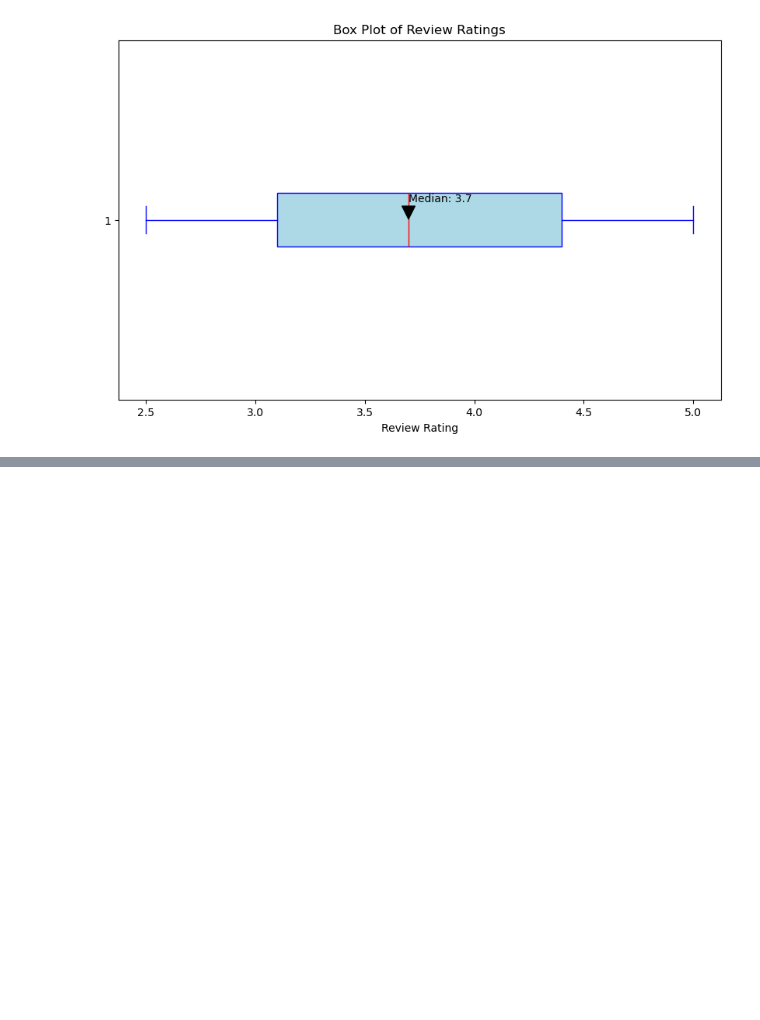
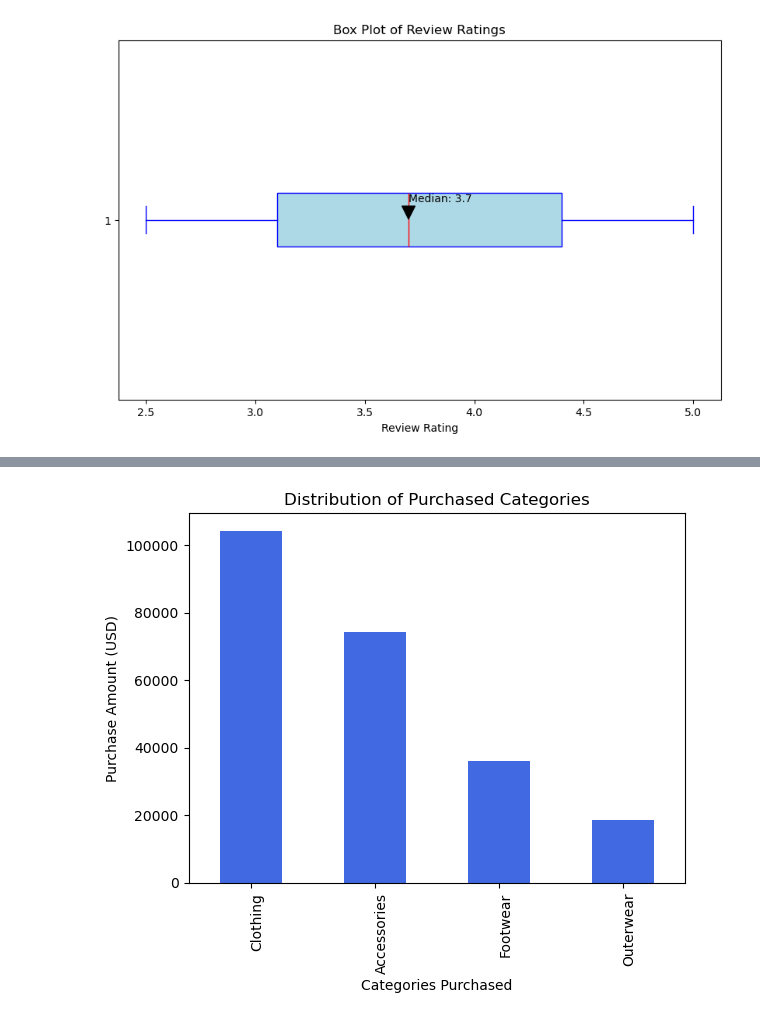
Before and after one commit to luisrodriguezror/project4, a Jupyter notebook: Data_Setup.ipynb, the cells around one changed output, grey strips where cells are left out. Drawn from its saved outputs; the diff is of its cells as text; code cells hidden in the pictures; blank space fills up the shorter version.

Commit message:
Include items and categories charts

```diff
--- a/Data_Setup.ipynb
+++ b/Data_Setup.ipynb
@@ -216,3 +216,8 @@ plt.ylabel('')
 plt.show()
 # %% [output]
 [figure]
+# %%
+# Group the categories purchased
+df_categories=df.groupby('category')
+df_categories_2=pd.DataFrame(df_categories['Purchase Amount (USD)'].sum()).reset_index().sort_values('Purchase Amount (USD)',ascending=False)
+df_categories_2
@@ -218,0 +230,8 @@ plt.show()
+# %%
+#Use bar plots to see the most popular categories purchased
+bar_chart_categories=df_categories_2.plot(kind='bar',facecolor='royalblue',alpha=1,xlabel="Categories Purchased",ylabel="Purchase Amount (USD)",legend=False,title="Distribution of Purchased Categories")
+xticklabels = df_categories_2["category"]
+bar_chart_categories.set_xticklabels(xticklabels, rotation=90, rotation_mode='anchor', ha='right')
+plt.show()
+# %% [output]
+[figure, added]
```
Also changed, not shown: parts of 4 cells of this notebook.
